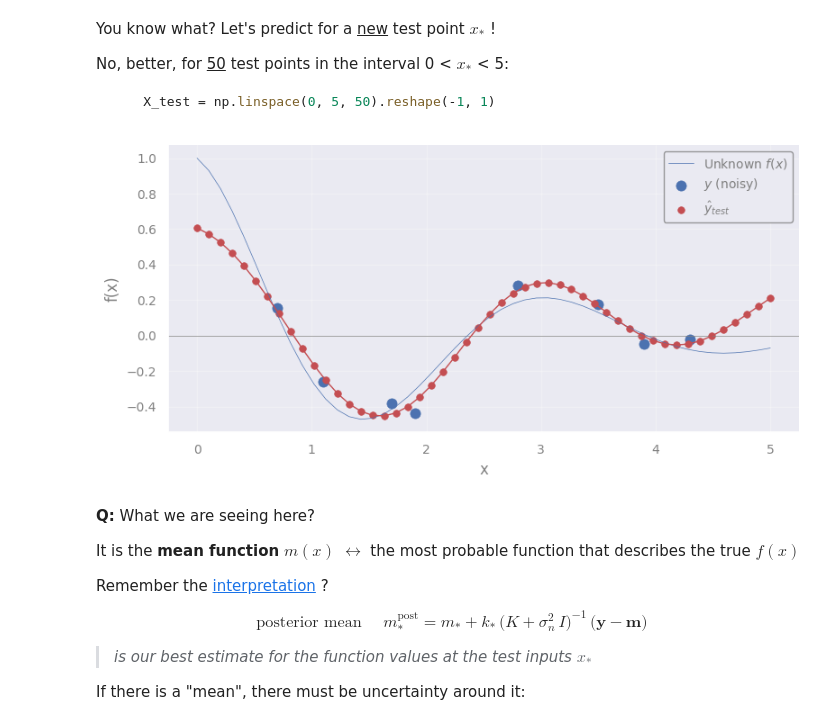
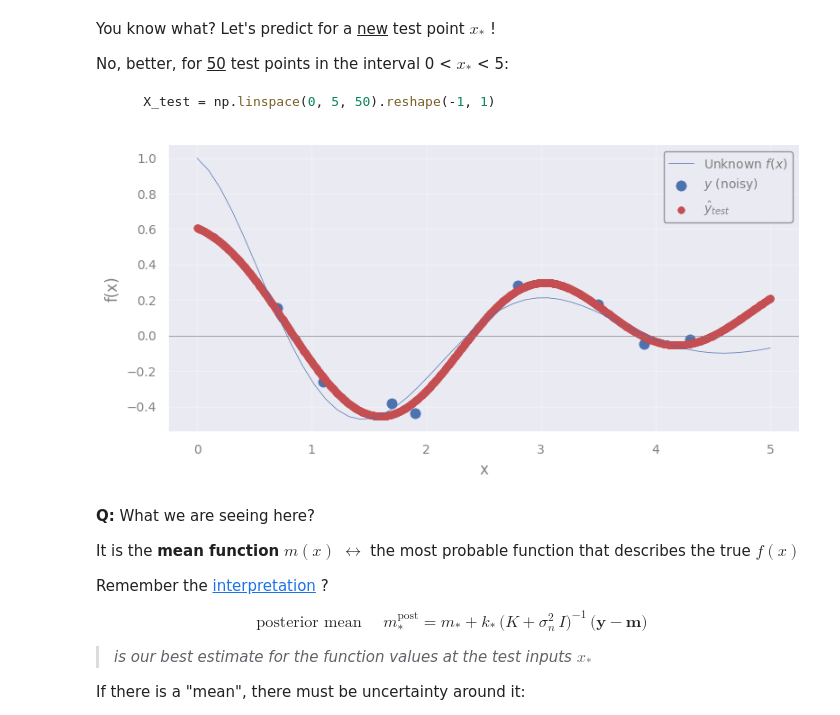
Before and after one commit to sghwang-cosmos/Astrostat-School-2026, a Jupyter notebook: Gaussian_Processes/Gaussian_Processes.ipynb, the cells around one changed output. Saved outputs shown, nothing was run; the diff lists cells and outputs as text; code cells hidden in the pictures.

````diff
--- a/Gaussian_Processes/Gaussian_Processes.ipynb
+++ b/Gaussian_Processes/Gaussian_Processes.ipynb
@@ -714,23 +714,23 @@ No, better, for <u>50</u> test points in the interval 0 < $x_*$ < 5:
 ```
 # %%
 # Predict on new data
-X_test = np.linspace(0, 5, 50).reshape(-1, 1)
+X_test = np.linspace(0, 5, 1000).reshape(-1, 1)
 yhat_test = gpr.predict(X_test)
 
 plt.figure()
 plt.axhline(y=0, lw=0.5, c='grey')
 plt.plot(xx, f(xx), c='C0', lw=0.5, label="Unknown $f(x)$")
 plt.scatter(X_train.flatten(), y_train,         c='C0', s=65, lw=0.5, label="$y$ (noisy)")
 plt.scatter(X_test.flatten(),  yhat_test, c='C3', s=30, lw=0.5, label=r"$\hat{y}_{test}$")
 plt.plot(X_test.flatten(), yhat_test, c='C3', lw=1)
 '''NOTE: We need to flatten `X` and `X_test` for the plot, since they are 2D'''
 plt.xlabel('x')
 plt.ylabel('f(x)')
 
 plt.legend()
 plt.show()
 # %% [output]
-[figure, old version]
+[figure, new version]
 # %% [markdown]
 **Q:** What we are seeing here?
 
````
Also changed, not shown: parts of 8 cells of this notebook.
